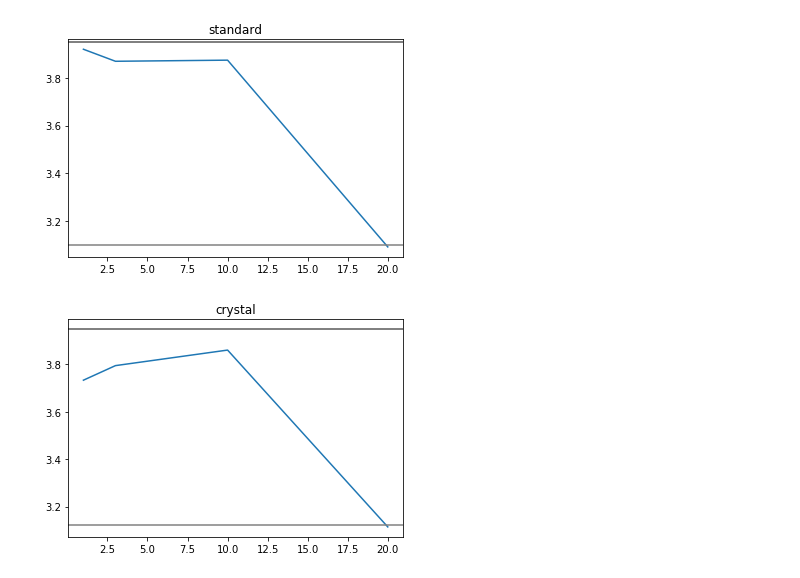
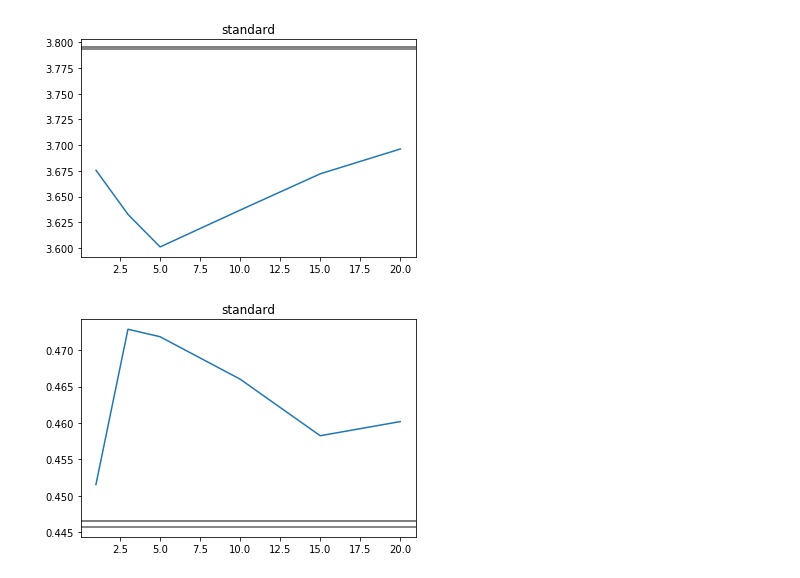
Before and after one commit to orangese/combind_multistruct_benchmarking, a Jupyter notebook: notebooks/benchmarks/best_affinity_benchmark_sweep.ipynb, the cells around one changed output. Saved outputs shown, nothing was run; the diff lists cells and outputs as text; code cells hidden in the pictures.

```diff
--- a/notebooks/benchmarks/best_affinity_benchmark_sweep.ipynb
+++ b/notebooks/benchmarks/best_affinity_benchmark_sweep.ipynb
@@ -10,4 +6,4 @@ from benchmark import load_chembl,  benchmark
 %matplotlib inline
 # %%
-data = load_chembl('stats6', 'best_affinity')
+data = load_chembl('stats7', 'best_affinity')
 # %% [output]
@@ -37,20 +33,3 @@ def performance(results):
             y += [combind]
     return (sum(x) / float(len(x)), sum(np.array(x) <= 2.0) /  float(len(x)),
             sum(y) / float(len(y)), sum(np.array(y) <= 2.0) /  float(len(y)))
-
-def sweep(data, mode, feature):
-    num_ligs = sorted(set(k[0] for k in data[mode].keys()))
-    alpha_factors = sorted(set(k[1] for k in data[mode].keys()))
-    for n in [1, 3, 10, 20]: #num_ligs:
-        performances = []
-        for alpha_factor in alpha_factors:
-            performances += [performance(data[mode][(n, alpha_factor, feature)])]
-        plt.plot(alpha_factors, [p[3] for p in performances], label = n)
-        for p in performances:
-            plt.axhline(p[1], c = 'grey')
-    plt.legend(bbox_to_anchor=(1.0, 1.0))
-    plt.title(mode)
-    plt.show()
-
-sweep(data, 'standard', 'mcss_contact_hbond_sb')
-sweep(data, 'crystal',  'mcss_contact_hbond_sb')
@@ -60,18 +36,23 @@ sweep(data, 'crystal',  'mcss_contact_hbond_sb')
 # %%
 def sweep(data, mode, feature):
     num_ligs = sorted(set(k[0] for k in data[mode].keys()))
-    alpha_factor = 1.0
+    alpha_factor = 2.0
     performances = []
     for n in num_ligs:
         performances += [performance(data[mode][(n, alpha_factor, feature)])]
     plt.plot(num_ligs, [p[2] for p in performances])
     for p in performances:
         plt.axhline(p[0], c = 'grey')
     plt.title(mode)
     plt.show()
 
+    plt.plot(num_ligs, [p[3] for p in performances])
+    for p in performances:
+        plt.axhline(p[1], c = 'grey')
+    plt.title(mode)
+    plt.show()
+
 sweep(data, 'standard', 'mcss_contact_hbond_sb')
-sweep(data, 'crystal',  'mcss_contact_hbond_sb')
 # %% [output]
-[figure, old version]
+[figure, new version]
-[figure, old version]
+[figure, new version]
```
Also changed, not shown: parts of 19 cells of this notebook, 29 other files.
